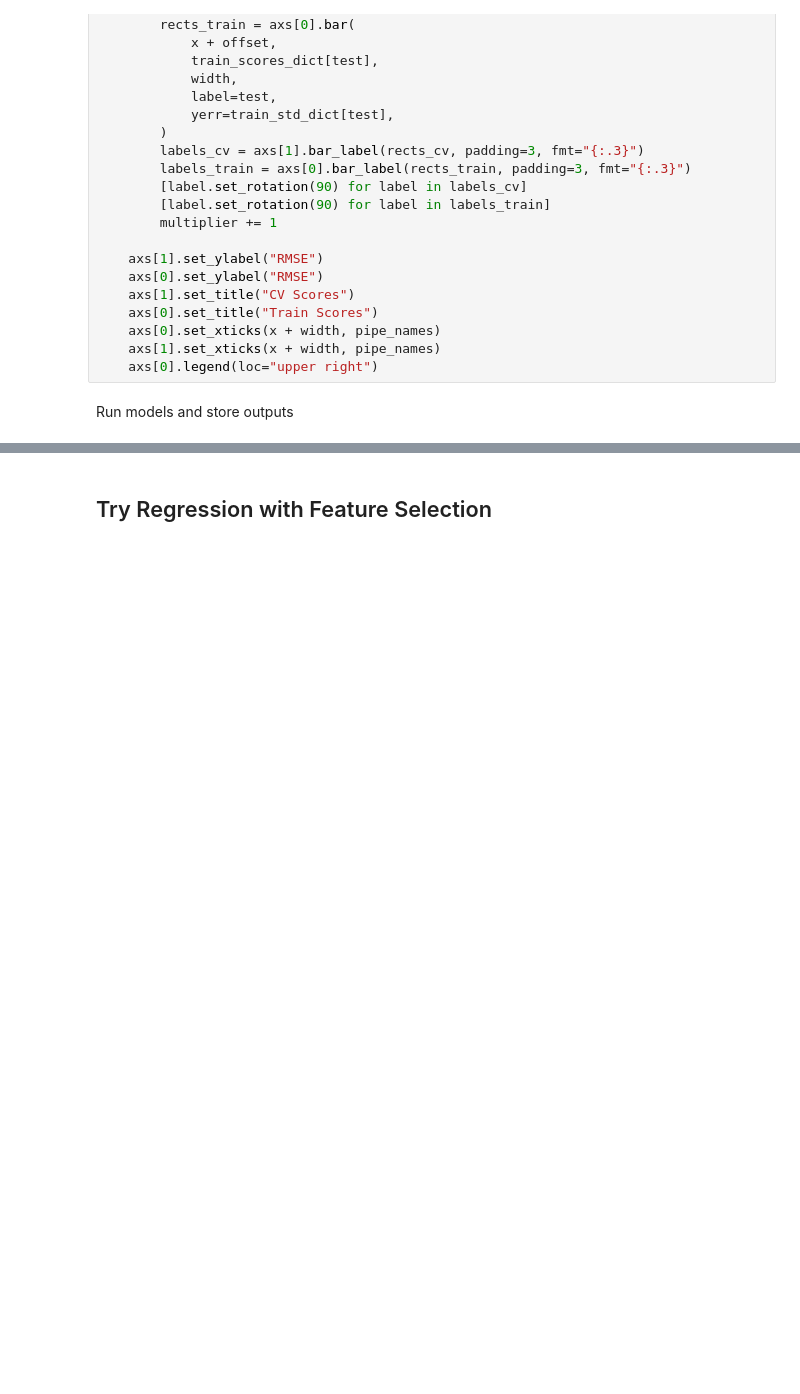
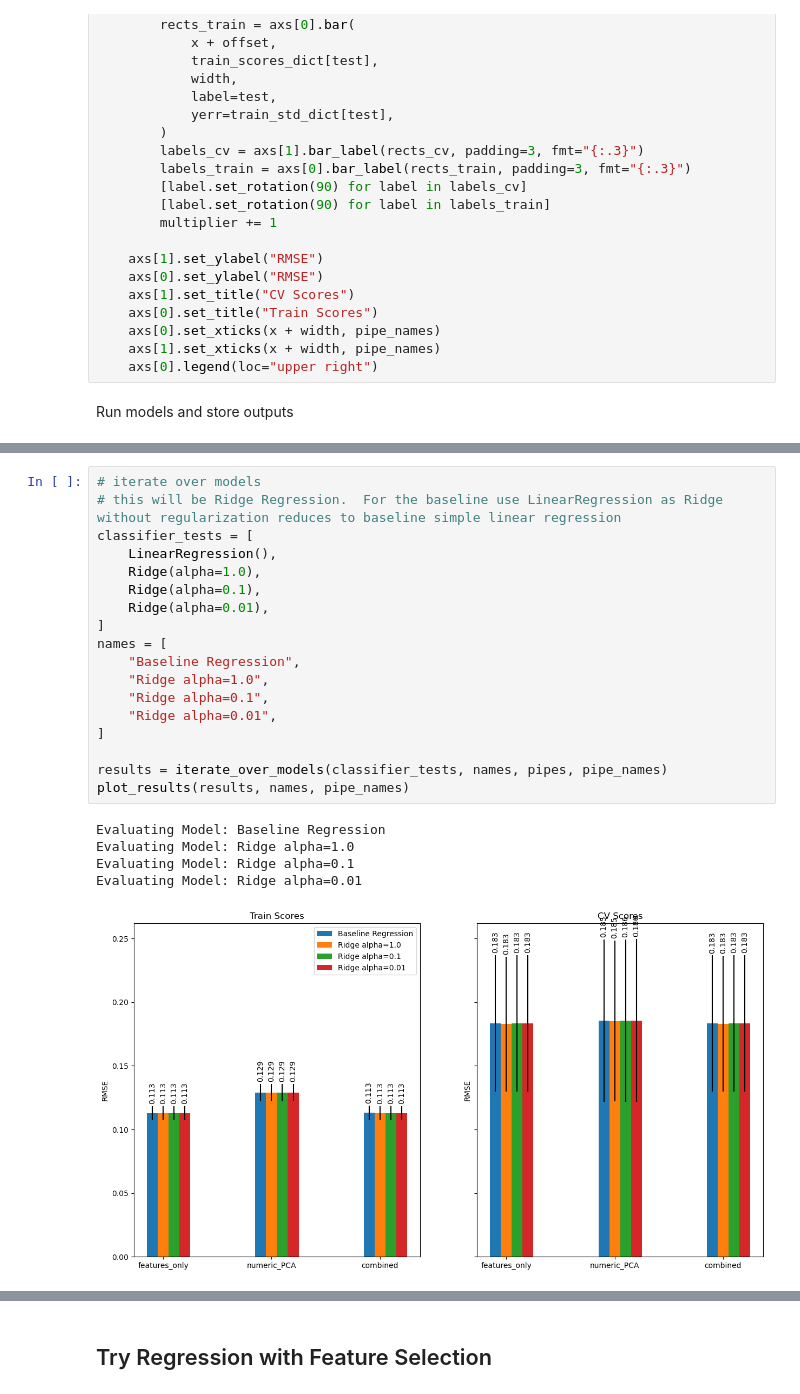
Before and after one commit to charlesbeacham/house_prices, a Jupyter notebook: housing.ipynb, the cells around one changed output, grey strips where cells are left out. Drawn from its saved outputs; the diff is of its cells as text; blank space fills up the shorter version.

```diff
--- a/housing.ipynb
+++ b/housing.ipynb
@@ -756,0 +713,24 @@ plot_results(results, names, pipe_names)
+# %%
+# iterate over models
+# this will be Ridge Regression.  For the baseline use LinearRegression as Ridge without regularization reduces to baseline simple linear regression
+classifier_tests = [
+    LinearRegression(),
+    Ridge(alpha=1.0),
+    Ridge(alpha=0.1),
+    Ridge(alpha=0.01),
+]
+names = [
+    "Baseline Regression",
+    "Ridge alpha=1.0",
+    "Ridge alpha=0.1",
+    "Ridge alpha=0.01",
+]
+
+results = iterate_over_models(classifier_tests, names, pipes, pipe_names)
+plot_results(results, names, pipe_names)
+# %% [output]
+Evaluating Model: Baseline Regression
+Evaluating Model: Ridge alpha=1.0
+Evaluating Model: Ridge alpha=0.1
+Evaluating Model: Ridge alpha=0.01
+[figure, added]
```
Also changed, not shown: parts of 11 cells of this notebook.
